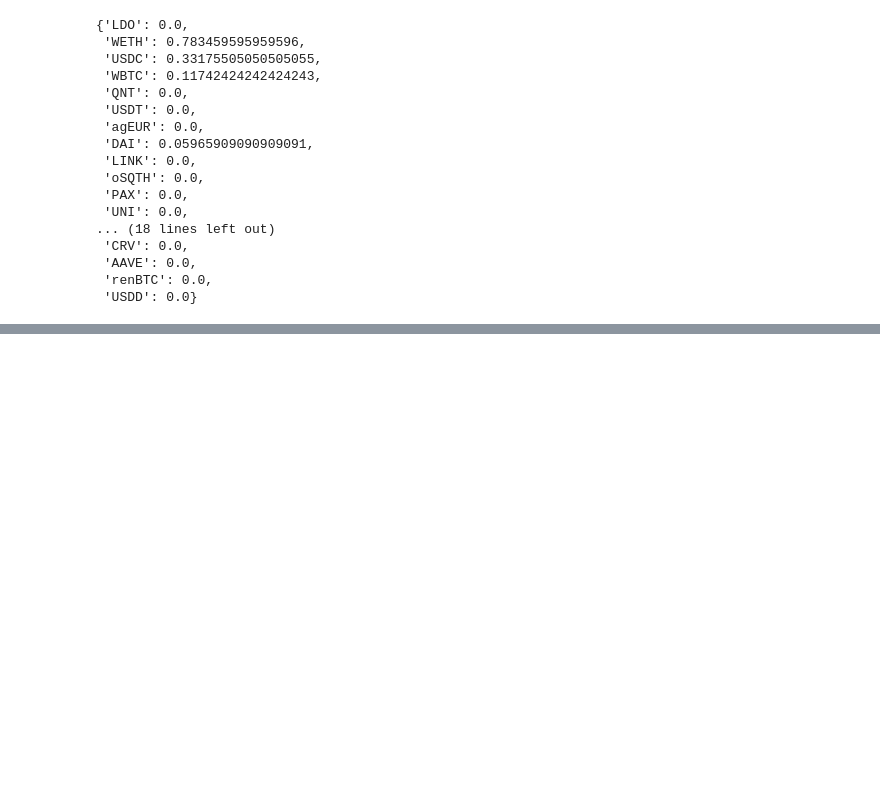
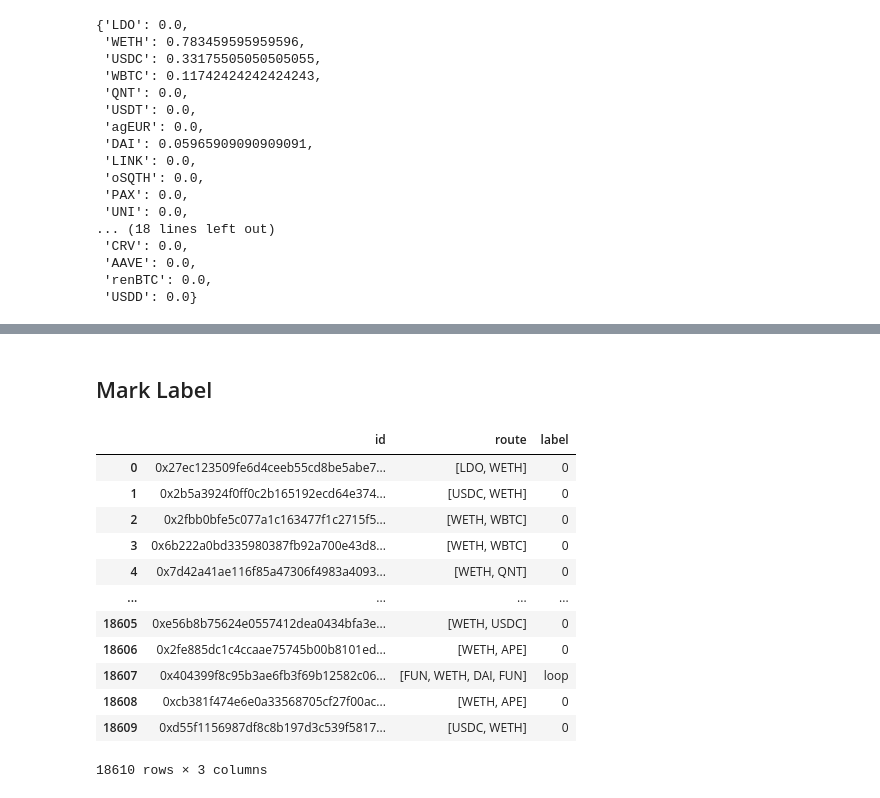
Before and after one commit to xujiahuayz/defi-econ, a Jupyter notebook: scripts/betweenness_analysis.ipynb, the cells around one changed output, grey strips where cells are left out. Saved outputs shown, nothing was run; the diff lists cells and outputs as text; code cells hidden in the pictures; blank space fills up the shorter version.

```diff
--- a/scripts/betweenness_analysis.ipynb
+++ b/scripts/betweenness_analysis.ipynb
@@ -272,0 +347,20 @@ centrality
+# %%
+sorted_sub_tx = [unsorted_sub_tx[0][0], unsorted_sub_tx[0][1]]
+unsorted_sub_tx.remove(unsorted_sub_tx[0])
+
+
+while len(unsorted_sub_tx) != 0:
+    for pair in unsorted_sub_tx:
+        if pair[-1] == sorted_sub_tx[0]:
+            sorted_sub_tx.insert(0, pair[0])
+            unsorted_sub_tx.remove(pair)
+            break
+        elif pair[0] == sorted_sub_tx[-1]:
+            sorted_sub_tx.append(pair[-1])
+            unsorted_sub_tx.remove(pair)
+            break
+        else:
+            continue
+
+print("sorted: ", sorted_sub_tx)
+print("unsorted_sub_tx: ", unsorted_sub_tx)
@@ -272,0 +531,58 @@ centrality
+# %% [markdown]
+## Mark Label
+# %%
+swaps_tx_route['label'] = 0
+swaps_tx_route['new_list'] = 0
+
+# Label the loop transactions (contain loop)
+for index, tx in swaps_tx_route.iterrows():
+    if len(tx['route'])-len(list(set(tx['route'])))!=0 and tx['route'] != 'Error':
+        swaps_tx_route.loc[index, 'label'] = 'loop'
+
+        # spoon format
+        duplicate_counter = dict(Counter(tx['route']))
+        duplicate_element = {key:value for key, value in duplicate_counter.items() if value > 1}
+
+        new_list = []
+        remaining = tx['route']
+
+        for loop_node, element_count in duplicate_element.items():
+            while element_count!=1:
+                if loop_node in remaining[remaining.index(loop_node)+1:]:
+                    loop_start_index = remaining.index(loop_node)
+                    if loop_start_index > 0:
+                        new_list.append(remaining[:loop_start_index])
+                        remaining = remaining[loop_start_index:]
+
+                    loop_end_index = remaining[1:].index(loop_node) + 1
+                    new_list.append(remaining[:loop_end_index+1])
+                    remaining = remaining[loop_end_index+1:]
+
+                else:
+                    new_list.append(remaining)
+
+                element_count-=1
+
+
+        if len(new_list) > 1:
+            swaps_tx_route.loc[index, 'label'] = 'spoon'
+            swaps_tx_route.loc[index, ''] =
+
+
+
+
+swaps_tx_route
+# %% [output]
+|  | id | route | label |
+| 0 | 0x27ec123509fe6d4ceeb55cd8be5abe7... | [LDO, WETH] | 0 |
+| 1 | 0x2b5a3924f0ff0c2b165192ecd64e374... | [USDC, WETH] | 0 |
+| 2 | 0x2fbb0bfe5c077a1c163477f1c2715f5... | [WETH, WBTC] | 0 |
+| 3 | 0x6b222a0bd335980387fb92a700e43d8... | [WETH, WBTC] | 0 |
+| 4 | 0x7d42a41ae116f85a47306f4983a4093... | [WETH, QNT] | 0 |
+| ... | ... | ... | ... |
+| 18605 | 0xe56b8b75624e0557412dea0434bfa3e... | [WETH, USDC] | 0 |
+| 18606 | 0x2fe885dc1c4ccaae75745b00b8101ed... | [WETH, APE] | 0 |
+| 18607 | 0x404399f8c95b3ae6fb3f69b12582c06... | [FUN, WETH, DAI, FUN] | loop |
+| 18608 | 0xcb381f474e6e0a33568705cf27f00ac... | [WETH, APE] | 0 |
+| 18609 | 0xd55f1156987df8c8b197d3c539f5817... | [USDC, WETH] | 0 |
+18610 rows × 3 columns
```
Also changed, not shown: parts of 29 cells of this notebook.
